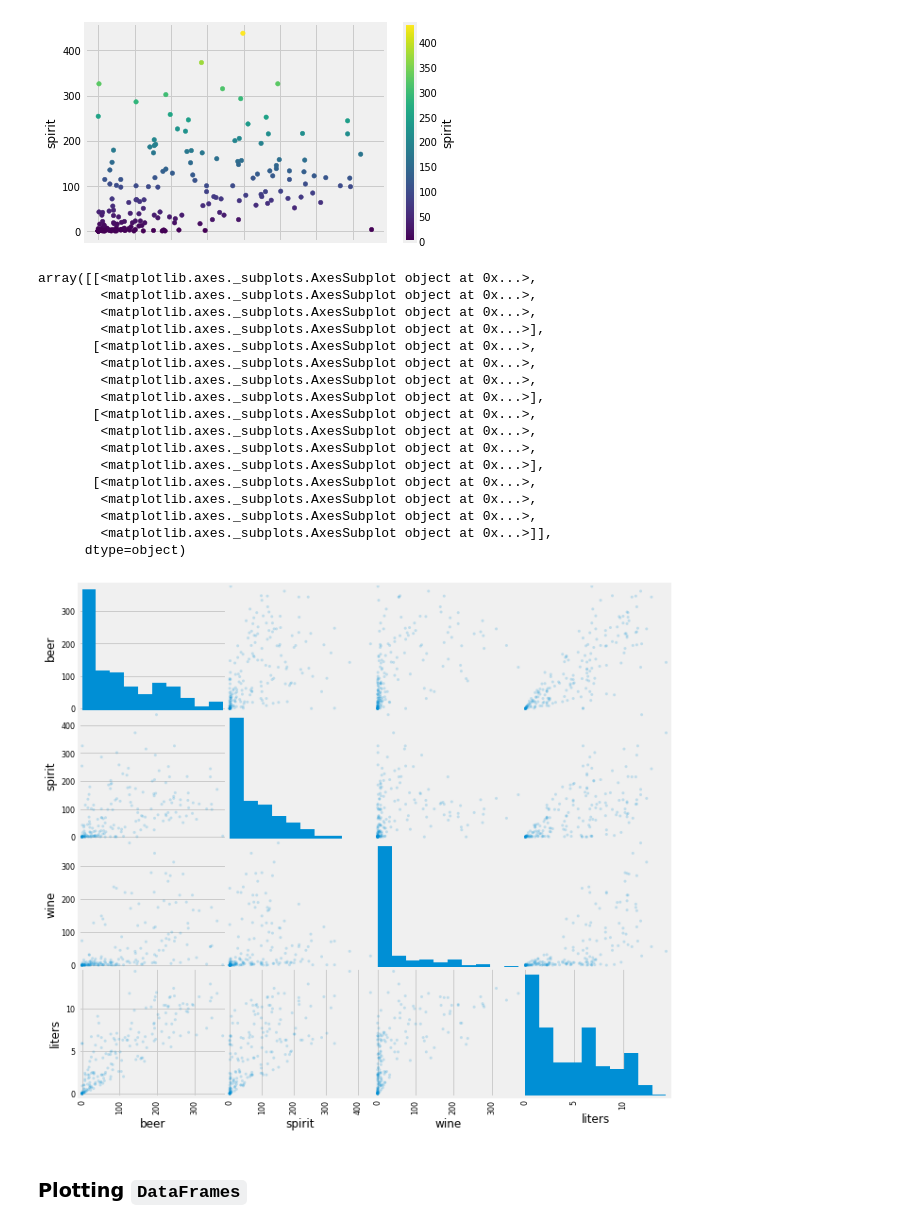
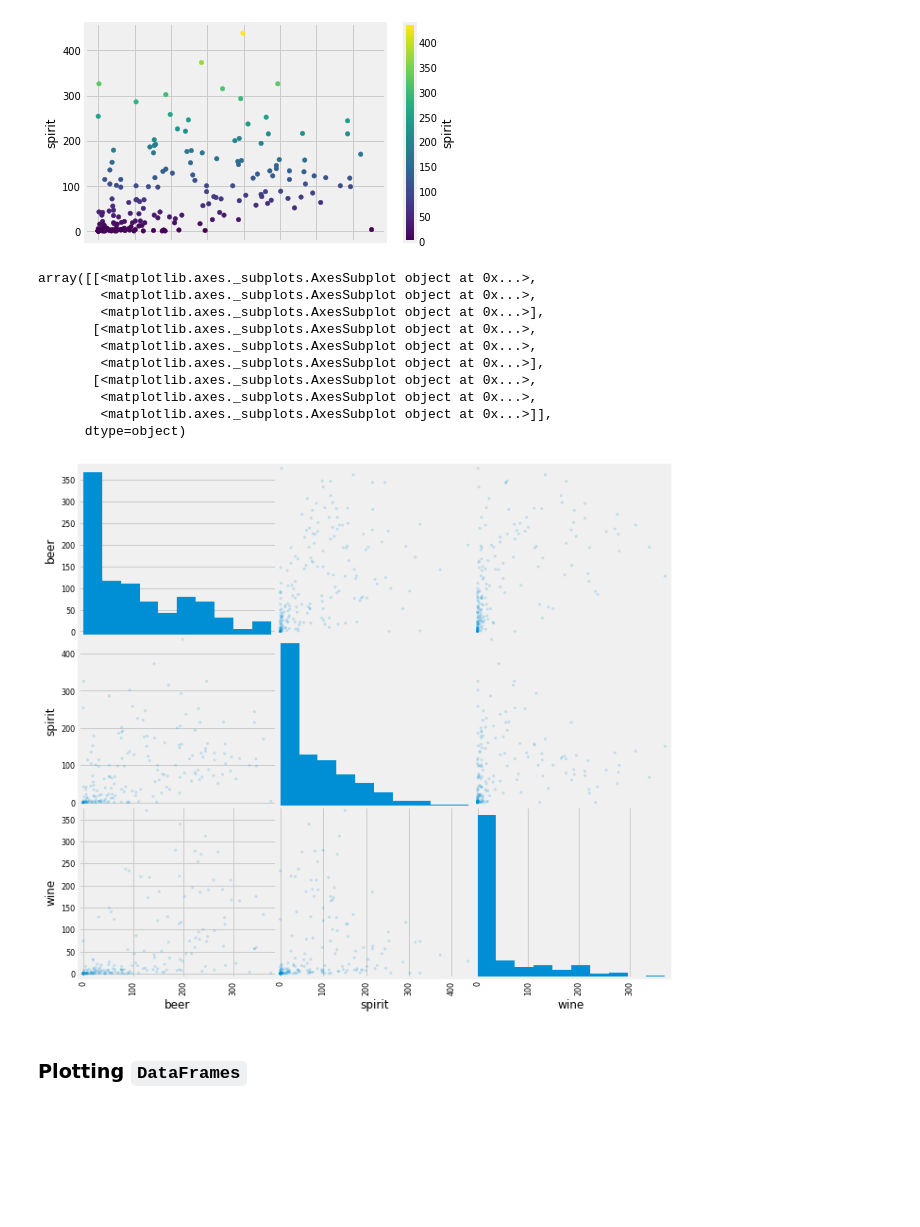
Before and after one commit to ShelyBhogal/data-science, a Jupyter notebook: 05-data-visualization/python-data-viz-lab_NJM_empty.ipynb, the cells around one changed output. Saved outputs shown, nothing was run; the diff lists cells and outputs as text; code cells hidden in the pictures; blank space fills up the shorter version.

```diff
--- a/05-data-visualization/python-data-viz-lab_NJM_empty.ipynb
+++ b/05-data-visualization/python-data-viz-lab_NJM_empty.ipynb
@@ -682,26 +683,19 @@ drinks.plot.scatter(x='beer', y='spirit', c='spirit', colormap='viridis', colorb
 [figure]
 # %%
 # Scatter matrix of three numerical columns
-pd.plotting.scatter_matrix(drinks, alpha=0.2, figsize=(10, 10))
+pd.plotting.scatter_matrix(drinks.drop('liters', axis=1), alpha=0.2, figsize=(10, 10))
 # %% [output]
 array([[<matplotlib.axes._subplots.AxesSubplot object at 0x...>,
-        <matplotlib.axes._subplots.AxesSubplot object at 0x...>,
         <matplotlib.axes._subplots.AxesSubplot object at 0x...>,
         <matplotlib.axes._subplots.AxesSubplot object at 0x...>],
        [<matplotlib.axes._subplots.AxesSubplot object at 0x...>,
         <matplotlib.axes._subplots.AxesSubplot object at 0x...>,
-        <matplotlib.axes._subplots.AxesSubplot object at 0x...>,
         <matplotlib.axes._subplots.AxesSubplot object at 0x...>],
        [<matplotlib.axes._subplots.AxesSubplot object at 0x...>,
         <matplotlib.axes._subplots.AxesSubplot object at 0x...>,
-        <matplotlib.axes._subplots.AxesSubplot object at 0x...>,
-        <matplotlib.axes._subplots.AxesSubplot object at 0x...>],
-       [<matplotlib.axes._subplots.AxesSubplot object at 0x...>,
-        <matplotlib.axes._subplots.AxesSubplot object at 0x...>,
-        <matplotlib.axes._subplots.AxesSubplot object at 0x...>,
         <matplotlib.axes._subplots.AxesSubplot object at 0x...>]],
       dtype=object)
-[figure, old version]
+[figure, new version]
 # %% [markdown]
 ### Plotting `DataFrames`
 # %%
```
Also changed, not shown: parts of 18 cells of this notebook.
